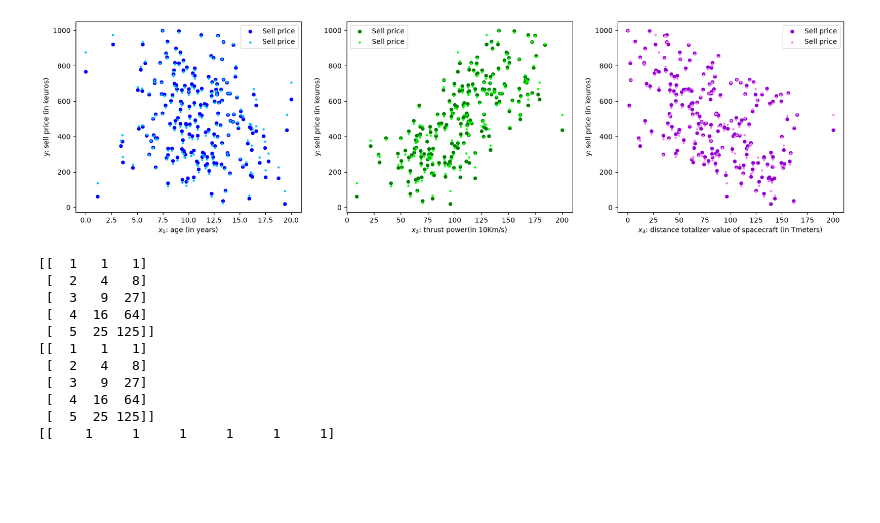
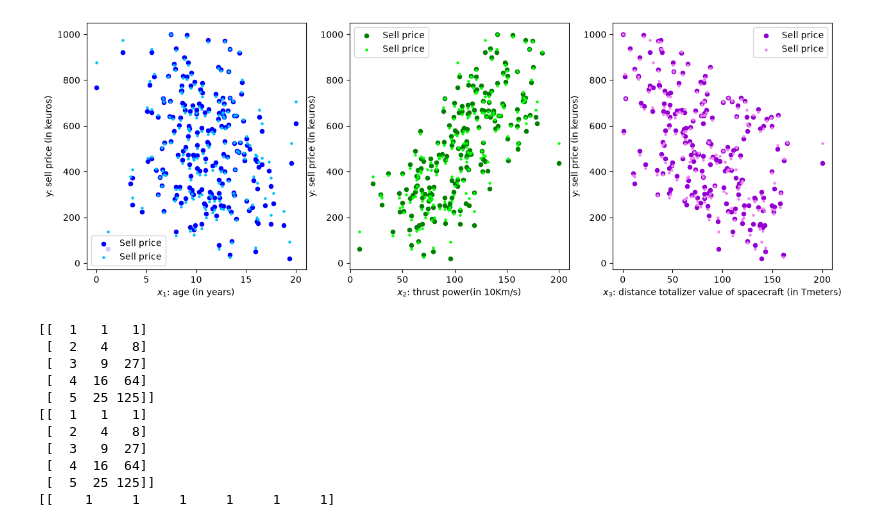
Before and after one commit to Pachiderms/bootcamp_ml, a Jupyter notebook: notebooks/notebook_module07.ipynb, the cells around one changed output. Drawn from its saved outputs; the diff is of its cells as text; code cells hidden in the pictures; blank space fills up the shorter version.

```diff
--- a/notebooks/notebook_module07.ipynb
+++ b/notebooks/notebook_module07.ipynb
@@ -148,16 +149,16 @@ y_hat2 = my_lreg.predict_(X)
 assert np.allclose(my_lreg.mse_(Y, y_hat2), 435.9325695, rtol=1e-2)
 # %%
 figures = 3
-plotter = MyPlt((1, figures))
+plotter = MyPlt((1, figures), (15, 5))
 plotter.scatter(Age, Y, xlabel=f"$x_{{\\text{{1}}}}$: age (in years)", ylabel="y: sell price (in keuros)", label="Sell price")
 plotter.scatter(Thrust_power, Y, xlabel=f"$x_{{\\text{{2}}}}$: thrust power(in 10Km/s)", ylabel="y: sell price (in keuros)", label="Sell price", color="green", ax_id=1)
 plotter.scatter(Terameters, Y, xlabel=f"$x_{{\\text{{3}}}}$: distance totalizer value of spacecraft (in Tmeters)", ylabel="y: sell price (in keuros)", label="Sell price", color="darkviolet", ax_id=2)
 
 plotter.scatter(Age, y_hat2, xlabel=f"$x_{{\\text{{1}}}}$: age (in years)", ylabel="y: sell price (in keuros)", label="Sell price", color="deepskyblue", s=5)
 plotter.scatter(Thrust_power, y_hat2, xlabel=f"$x_{{\\text{{2}}}}$: thrust power(in 10Km/s)", ylabel="y: sell price (in keuros)", label="Sell price", color="lime", s=5, ax_id=1)
 plotter.scatter(Terameters, y_hat2, xlabel=f"$x_{{\\text{{3}}}}$: distance totalizer value of spacecraft (in Tmeters)", ylabel="y: sell price (in keuros)", label="Sell price", color="violet", s=5, ax_id=2)
 # %% [output]
-[figure, old version]
+[figure, new version]
 # %%
 x = np.arange(1,6).reshape(-1, 1)
 
```
Also changed, not shown: parts of 1 cell of this notebook.
